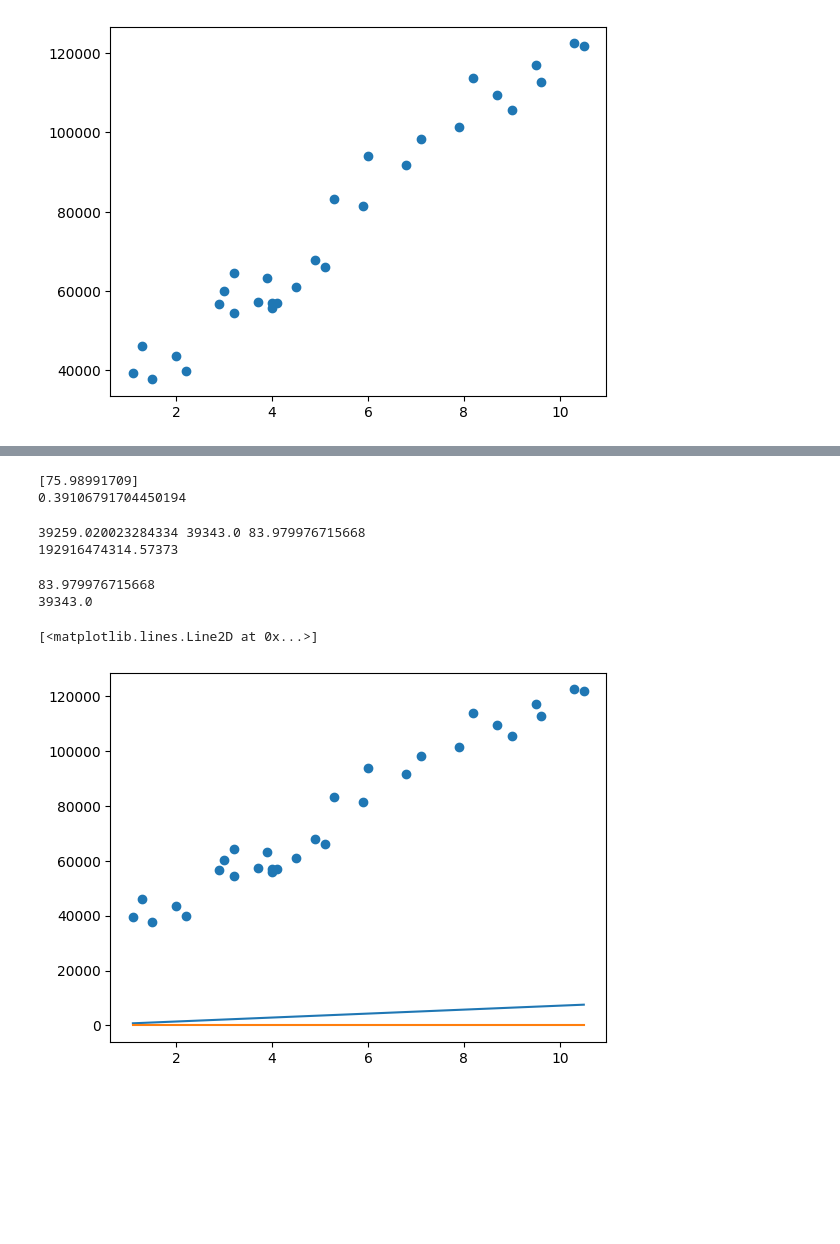
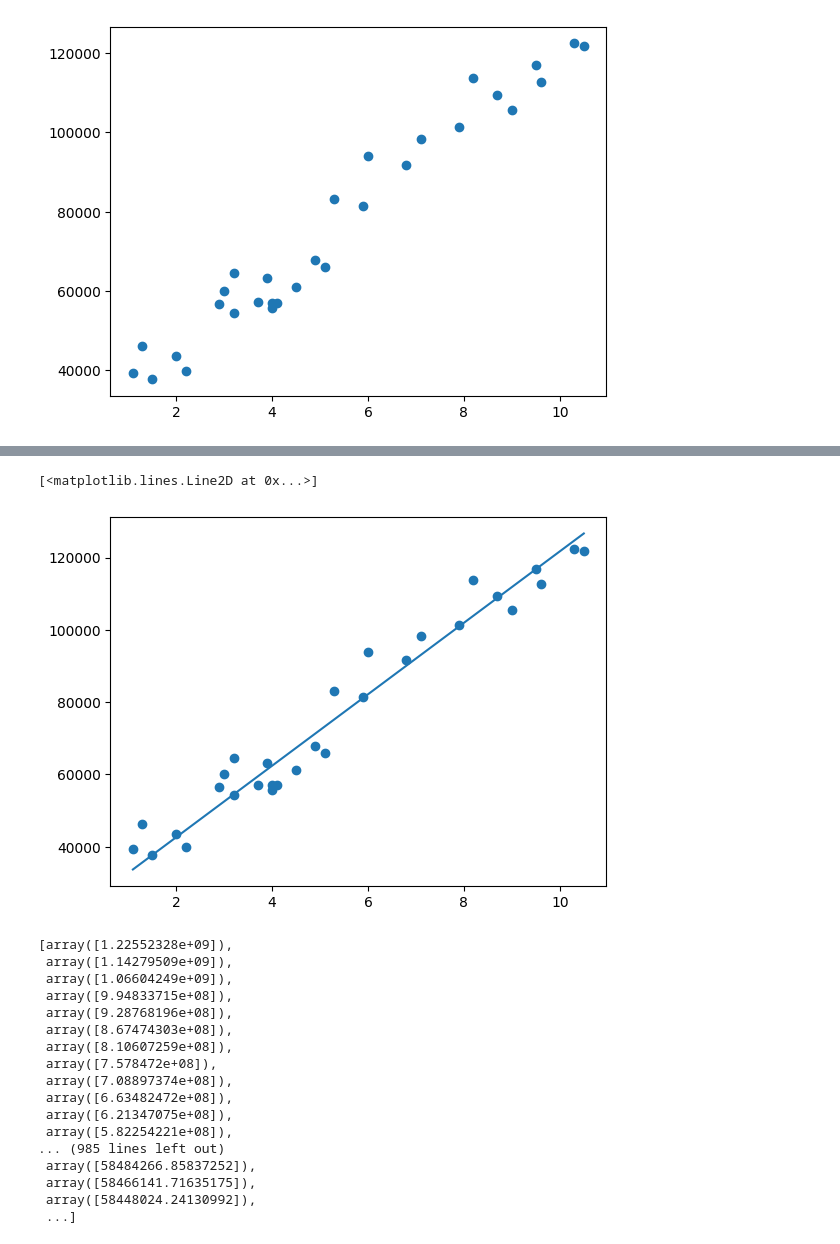
Before and after one commit to Malak-Essam/machine-learning-from-scratch, a Jupyter notebook: linear-regression-with-gradient-descent.ipynb, the cells around one changed output, grey strips where cells are left out. Drawn from its saved outputs; the diff is of its cells as text; code cells hidden in the pictures; blank space fills up the shorter version.

```diff
--- a/linear-regression-with-gradient-descent.ipynb
+++ b/linear-regression-with-gradient-descent.ipynb
@@ -102,10 +84,25 @@ def f_derivative_w_b(x,y,w,b):
+# %%
+def compute_gradient(x,y,w,b):
+    m = x.shape[0]
+    dj_dw = 0
+    dj_db = 0
+
+    for i in range(m):
+        dj_db += w * x[i] + b - y[i]
+        dj_dw += (w * x[i] + b - y[i]) * x[i]
+    dj_dw = dj_dw / m
+    dj_db = dj_db / m
+    # d_w = d_w / n
+    # d_b = d_b /  n
+    return dj_dw, dj_db
 # %%
-def model_fit(x,y,w,b,lr,iteration):
-    i = 0
-    while(i < iteration):
-        dev_w, dev_b = f_derivative_w_b(x,y,w,b)
-        w = w - lr * dev_w
-        w = b - lr * dev_b
-        i +=1
-        print(dev_b,dev_w)
-    return w,b
+def gradient_descent(x,y,w_in,b_in,iter,lr):
+    w = w_in
+    b = b_in
+    j_history = []
+    for i in range(iter):
+        d_w, d_b = compute_gradient(x,y,w,b)
+        w = w - lr * d_w
+        b = b - lr * d_b
+        j_history.append(compute_cost(x,y,w,b))
+    return w,b,j_history
@@ -133,25 +109,29 @@ weights, bias = model_fit(x,y,w,b,0.01,100)
-# %%
-print(weights)
-print(bias)
-# %% [output]
-[75.98991709]
-0.39106791704450194
-# %%
-print(get_cost(y,predict_y(x,weights,bias)))
-# %% [output]
-39259.020023284334 39343.0 83.979976715668
-192916474314.57373
-# %%
-i = 0
-print(predict_y(x,weights,bias)[i])
-print(y[i])
-# %% [output]
-83.979976715668
-39343.0
+# %%
+iterations = 10000
+w,b,j = gradient_descent(x,y,w_in=5000,b_in=0,iter=iterations,lr=0.001)
 # %%
 plt.scatter(x,y)
-plt.plot(x,predict_y(x,weights,bias))
 plt.plot(x,predict_y(x,w,b))
 # %% [output]
 [<matplotlib.lines.Line2D at 0x...>]
-[figure, old version]
+[figure, new version]
+# %%
+j
+# %% [output]
+[array([1.22552328e+09]),
+ array([1.14279509e+09]),
+ array([1.06604249e+09]),
+ array([9.94833715e+08]),
+ array([9.28768196e+08]),
+ array([8.67474303e+08]),
+ array([8.10607259e+08]),
+ array([7.578472e+08]),
+ array([7.08897374e+08]),
+ array([6.63482472e+08]),
+ array([6.21347075e+08]),
+ array([5.82254221e+08]),
+... (985 lines left out)
+ array([58484266.85837252]),
+ array([58466141.71635175]),
+ array([58448024.24130992]),
+ ...]
```
Also changed, not shown: parts of 14 cells of this notebook.
